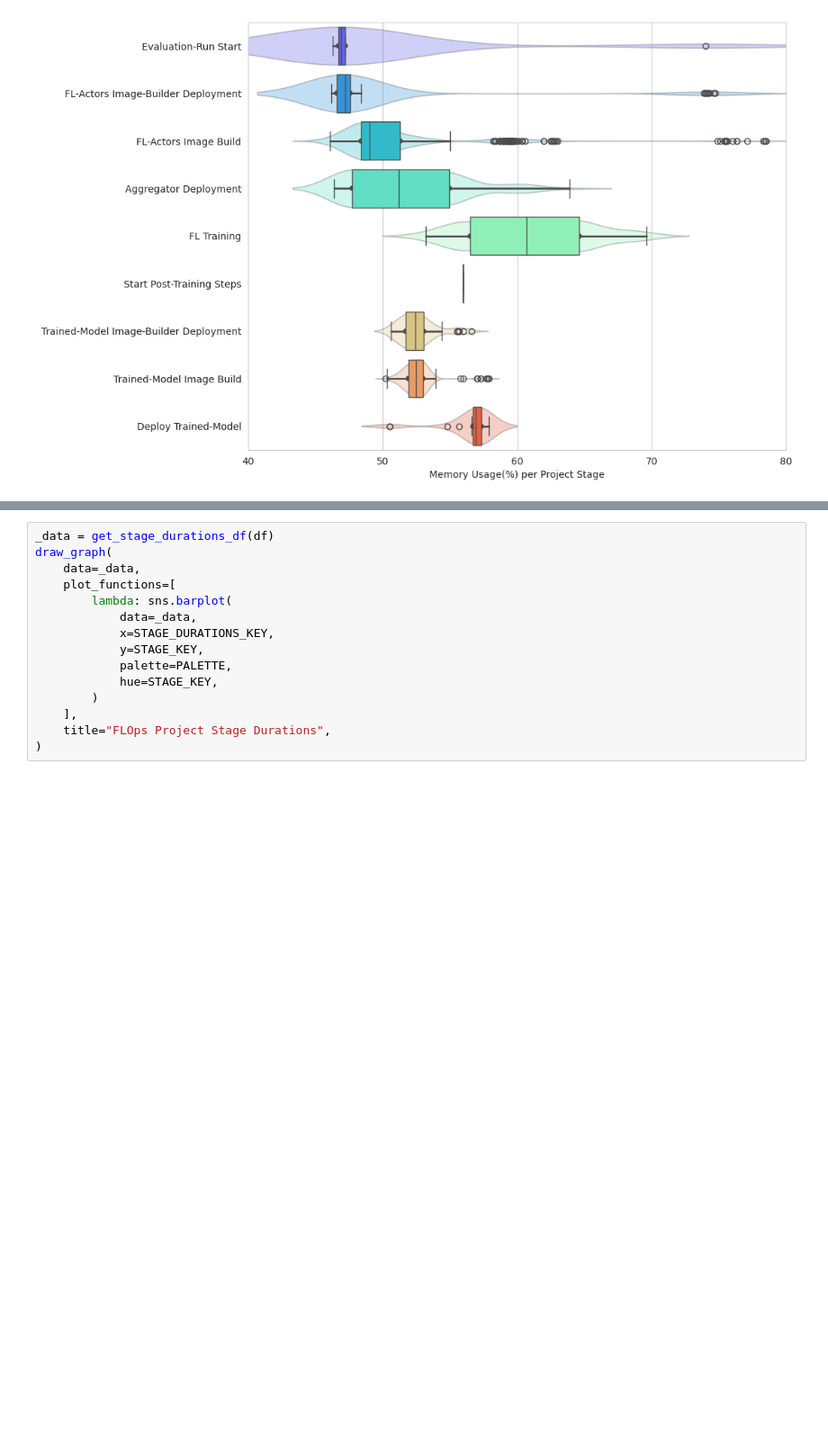
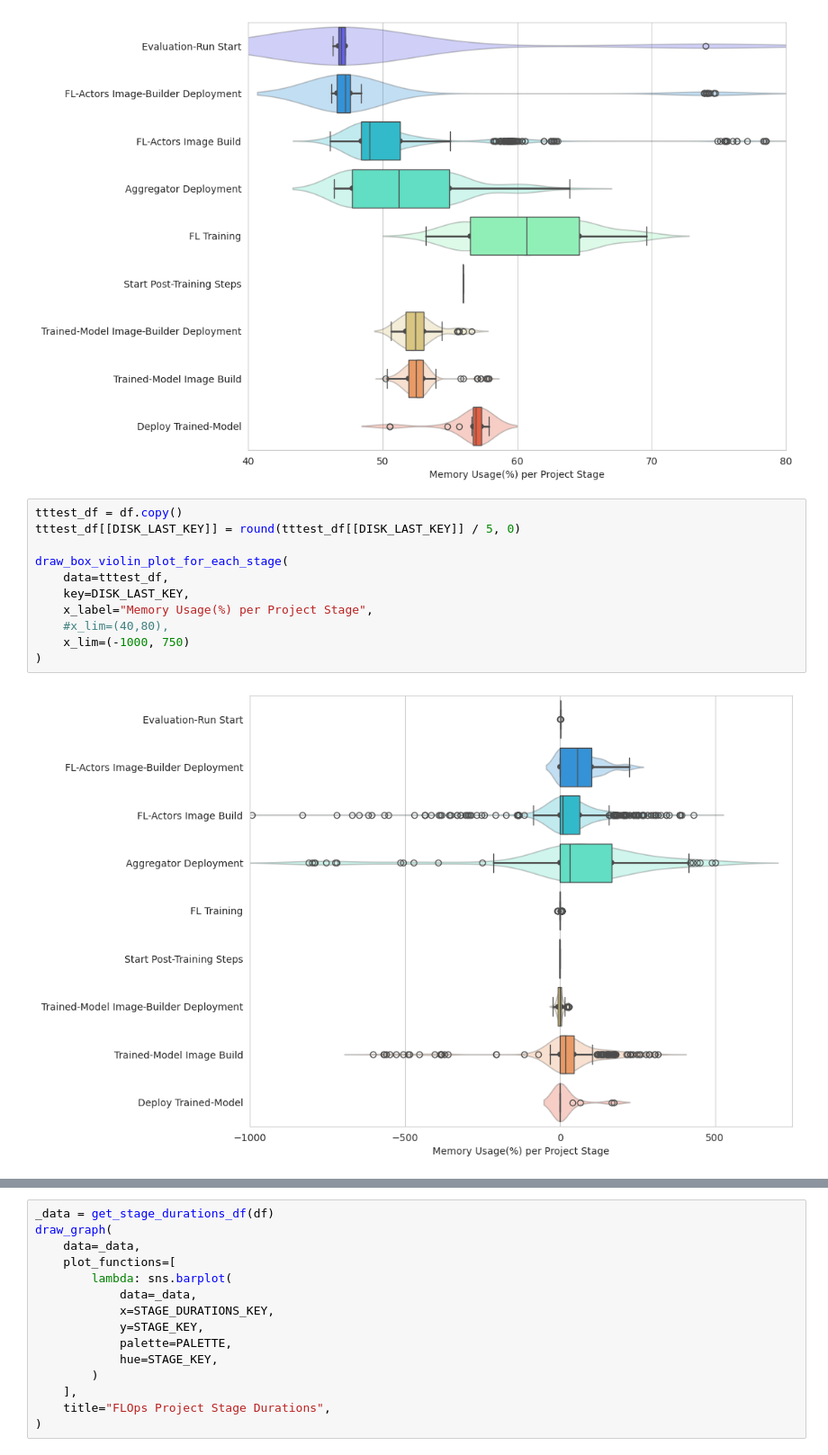
Before and after one commit to oakestra/oakestra-cli, a Jupyter notebook: oak_cli/evaluation/addons/flops/current_tmp_csv_graphs.ipynb, the cells around one changed output, grey strips where cells are left out. Shown at 90% size. Saved outputs shown, nothing was run; the diff lists cells and outputs as text; blank space fills up the shorter version.

```diff
--- a/oak_cli/evaluation/addons/flops/current_tmp_csv_graphs.ipynb
+++ b/oak_cli/evaluation/addons/flops/current_tmp_csv_graphs.ipynb
@@ -133,3 +133,16 @@ draw_box_violin_plot_for_each_stage(
 )
 # %% [output]
 [figure]
+# %%
+tttest_df = df.copy()
+tttest_df[[DISK_LAST_KEY]] = round(tttest_df[[DISK_LAST_KEY]] / 5, 0)
+
+draw_box_violin_plot_for_each_stage(
+    data=tttest_df,
+    key=DISK_LAST_KEY,
+    x_label="Memory Usage(%) per Project Stage",
+    #x_lim=(40,80),
+    x_lim=(-1000, 750)
+)
+# %% [output]
+[figure, added]
```
Also changed, not shown: parts of 4 cells of this notebook.
